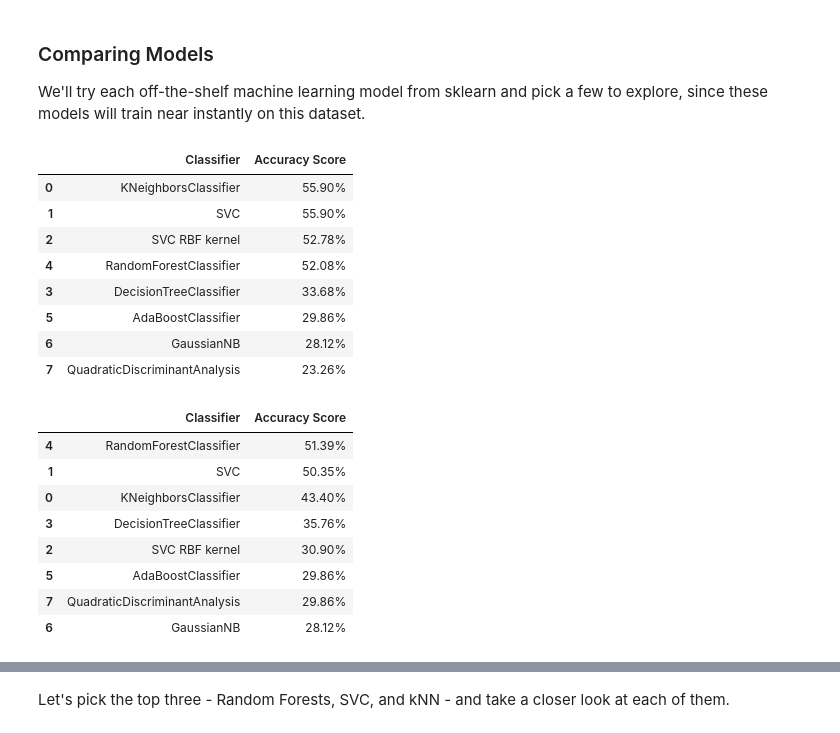
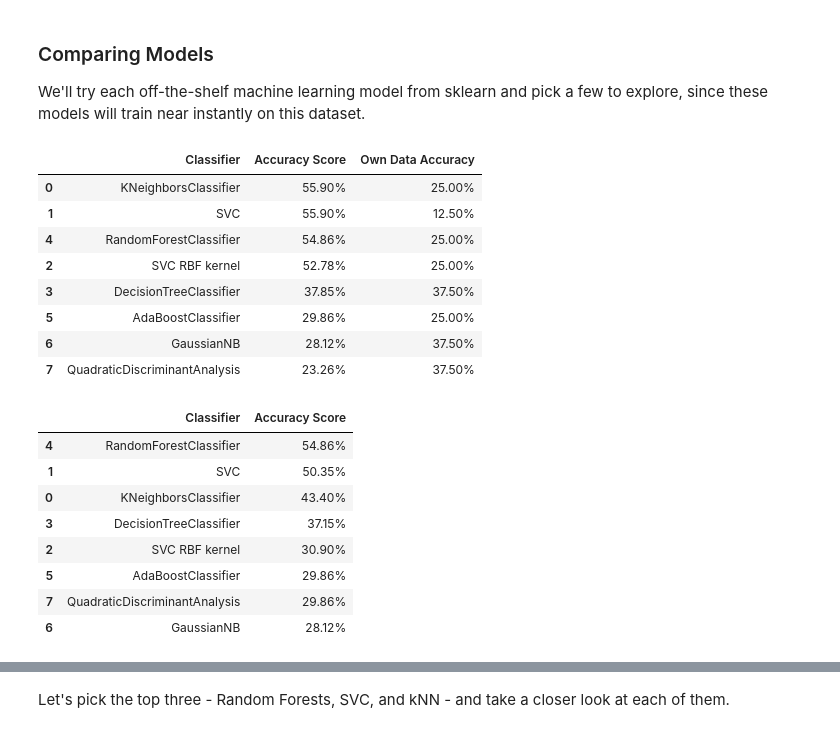
Before and after one commit to Yifei9119/Week3-ClassicML, a Jupyter notebook: Week_3_MachineLearning.ipynb, the cells around one changed output, grey strips where cells are left out. Drawn from its saved outputs; the diff is of its cells as text; code cells hidden in the pictures.

```diff
--- a/Week_3_MachineLearning.ipynb
+++ b/Week_3_MachineLearning.ipynb
@@ -238,6 +285,9 @@ Once saved you only need to load them later by running the cell below, and **ski
 # %%
 features=pd.read_csv('/content/drive/MyDrive/Assignment3/featuresRavdess.csv',index_col=0)
 emotions=pd.read_csv('/content/drive/MyDrive/Assignment3/emotionsRavdess.csv',index_col=0)
+# %%
+myfeatures=pd.read_csv('/content/drive/MyDrive/Assignment3/myfeatures.csv',index_col=0)
+myemotions=pd.read_csv('/content/drive/MyDrive/Assignment3/myemotions.csv',index_col=0)
 # %% [markdown]
 let's see if they have been loaded correctly!
 # %%
@@ -354,6 +490,19 @@ scaler = MinMaxScaler()
 # keep our unscaled features just in case we need to process them alternatively
 features_minmax = features
 features_minmax = scaler.fit_transform(features_minmax)
+# %%
+from sklearn.preprocessing import StandardScaler
+from sklearn.preprocessing import MinMaxScaler
+
+scaler = StandardScaler()
+# keep our unscaled features just in case we need to process them alternatively
+myfeatures_scaled = myfeatures
+myfeatures_scaled = scaler.fit_transform(myfeatures_scaled)
+
+scaler = MinMaxScaler()
+# keep our unscaled features just in case we need to process them alternatively
+myfeatures_minmax = myfeatures
+myfeatures_minmax = scaler.fit_transform(myfeatures_minmax)
 # %% [markdown]
 Make sure our features are properly scaled:
 # %%
@@ -444,44 +618,65 @@ We'll try each off-the-shelf machine learning model from sklearn and pick a few
 # %%
 from sklearn.neighbors import KNeighborsClassifier
 from sklearn.svm import SVC
 from sklearn.tree import DecisionTreeClassifier
 from sklearn.ensemble import RandomForestClassifier, AdaBoostClassifier
 from sklearn.naive_bayes import GaussianNB
 from sklearn.discriminant_analysis import QuadraticDiscriminantAnalysis
 
 classification_models = [
     KNeighborsClassifier(),#(3),
     SVC(kernel='linear'),#, C=0.025),
     SVC(kernel='rbf'),
     DecisionTreeClassifier(),#max_depth=5),
     RandomForestClassifier(),#max_depth=5, n_estimators=10, max_features=1),
     AdaBoostClassifier(),
     GaussianNB(),
     QuadraticDiscriminantAnalysis()]
 
 scores = []
 for model in classification_models:
+    # Train on original data, test on original data
     model.fit(X_train_scaled, y_train)
     score = model.score(X_test_scaled, y_test)
+
+    # Accuracy on your own sample(s)
+    own_score = model.score(myfeatures_scaled, myemotions)
+    # own_pred = model.predict(myfeatures_scaled)[0]
+
     model_name = type(model).__name__
-    if model_name=='SVC' and model.kernel=='rbf': model_name+=' RBF kernel'
-    scores.append((model_name,(f'{100*score:.2f}%')))
-# Make it pretty
-scores_df = pd.DataFrame(scores,columns=['Classifier','Accuracy Score'])
+    if model_name == 'SVC' and model.kernel == 'rbf':
+        model_name += ' RBF kernel'
+
+    scores.append((model_name, (f'{100*score:.2f}%'), (f'{100*own_score:.2f}%')))
+
+scores_df = pd.DataFrame(
+    scores,
+    columns=['Classifier', 'Accuracy Score', 'Own Data Accuracy']
+)
 scores_df.sort_values(by='Accuracy Score',axis=0,ascending=False)
 
 
+
+#     score = model.score(X_test_scaled, y_test)
+#     model_name = type(model).__name__
+#     if model_name=='SVC' and model.kernel=='rbf': model_name+=' RBF kernel'
+#     scores.append((model_name,(f'{100*score:.2f}%')))
+# # Make it pretty
+# scores_df = pd.DataFrame(scores,columns=['Classifier','Accuracy Score'])
+# scores_df.sort_values(by='Accuracy Score',axis=0,ascending=False)
+
+
 # add another column of accuracy score of own data
 # %% [output]
-|  | Classifier | Accuracy Score |
-| 0 | KNeighborsClassifier | 55.90% |
-| 1 | SVC | 55.90% |
-| 2 | SVC RBF kernel | 52.78% |
-| 4 | RandomForestClassifier | 52.08% |
-| 3 | DecisionTreeClassifier | 33.68% |
-| 5 | AdaBoostClassifier | 29.86% |
-| 6 | GaussianNB | 28.12% |
-| 7 | QuadraticDiscriminantAnalysis | 23.26% |
+|  | Classifier | Accuracy Score | Own Data Accuracy |
+| 0 | KNeighborsClassifier | 55.90% | 25.00% |
+| 1 | SVC | 55.90% | 12.50% |
+| 4 | RandomForestClassifier | 54.86% | 25.00% |
+| 2 | SVC RBF kernel | 52.78% | 25.00% |
+| 3 | DecisionTreeClassifier | 37.85% | 37.50% |
+| 5 | AdaBoostClassifier | 29.86% | 25.00% |
+| 6 | GaussianNB | 28.12% | 37.50% |
+| 7 | QuadraticDiscriminantAnalysis | 23.26% | 37.50% |
 # %%
 from sklearn.neighbors import KNeighborsClassifier
 from sklearn.svm import SVC
@@ -512,10 +707,10 @@ scores_df = pd.DataFrame(scores,columns=['Classifier','Accuracy Score'])
 scores_df.sort_values(by='Accuracy Score',axis=0,ascending=False)
 # %% [output]
 |  | Classifier | Accuracy Score |
-| 4 | RandomForestClassifier | 51.39% |
+| 4 | RandomForestClassifier | 54.86% |
 | 1 | SVC | 50.35% |
 | 0 | KNeighborsClassifier | 43.40% |
-| 3 | DecisionTreeClassifier | 35.76% |
+| 3 | DecisionTreeClassifier | 37.15% |
 | 2 | SVC RBF kernel | 30.90% |
 | 5 | AdaBoostClassifier | 29.86% |
 | 7 | QuadraticDiscriminantAnalysis | 29.86% |
```
Also changed, not shown: parts of 12 cells of this notebook.
